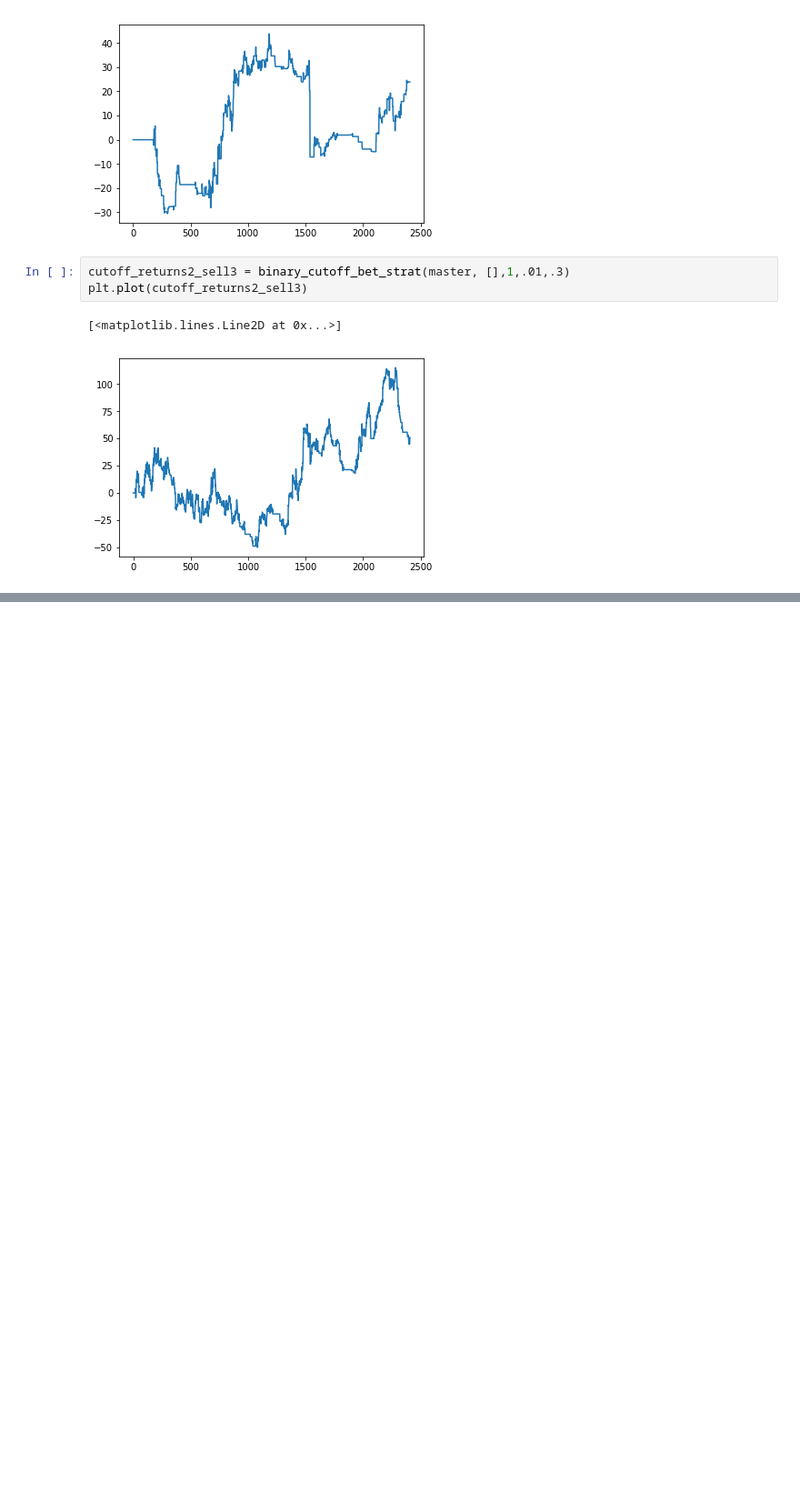
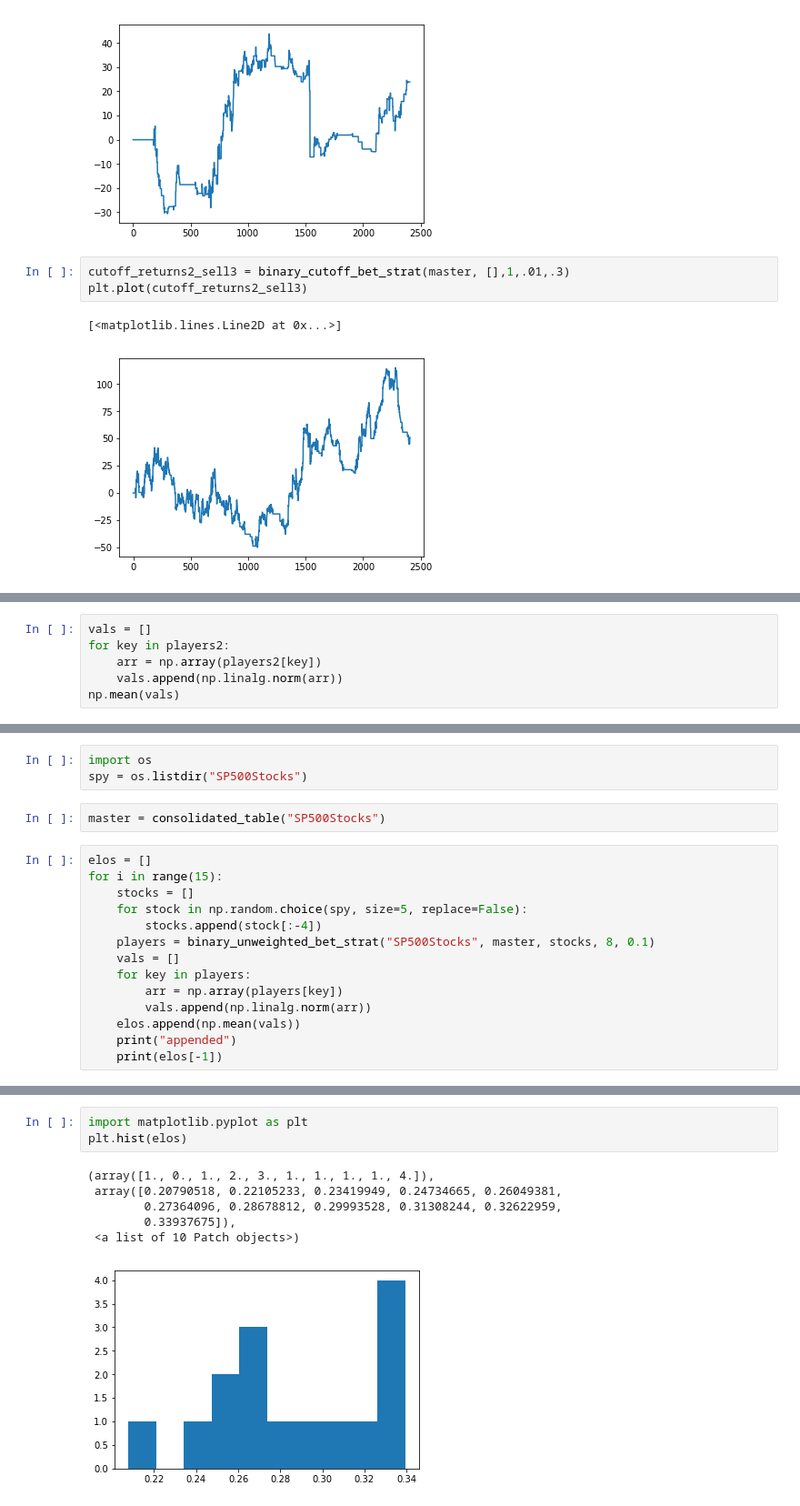
Before and after one commit to joshuap2613/MomentumTrading, a Jupyter notebook: Elo_Pairs_Trades/EloTradingMethods.ipynb, the cells around one changed output, grey strips where cells are left out. Shown at 91% size. Saved outputs shown, nothing was run; the diff lists cells and outputs as text; blank space fills up the shorter version.

Commit message:
random walks and elo distribution calculated

```diff
--- a/Elo_Pairs_Trades/EloTradingMethods.ipynb
+++ b/Elo_Pairs_Trades/EloTradingMethods.ipynb
@@ -599,0 +615,6 @@ plt.plot(cutoff_returns2_sell3)
+# %%
+vals = []
+for key in players2:
+    arr = np.array(players2[key])
+    vals.append(np.linalg.norm(arr))
+np.mean(vals)
@@ -599,0 +623,19 @@ plt.plot(cutoff_returns2_sell3)
+# %%
+import os
+spy = os.listdir("SP500Stocks")
+# %%
+master = consolidated_table("SP500Stocks")
+# %%
+elos = []
+for i in range(15):
+    stocks = []
+    for stock in np.random.choice(spy, size=5, replace=False):
+        stocks.append(stock[:-4])
+    players = binary_unweighted_bet_strat("SP500Stocks", master, stocks, 8, 0.1)
+    vals = []
+    for key in players:
+        arr = np.array(players[key])
+        vals.append(np.linalg.norm(arr))
+    elos.append(np.mean(vals))
+    print("appended")
+    print(elos[-1])
@@ -599,0 +660,10 @@ plt.plot(cutoff_returns2_sell3)
+# %%
+import matplotlib.pyplot as plt
+plt.hist(elos)
+# %% [output]
+(array([1., 0., 1., 2., 3., 1., 1., 1., 1., 4.]),
+ array([0.20790518, 0.22105233, 0.23419949, 0.24734665, 0.26049381,
+        0.27364096, 0.28678812, 0.29993528, 0.31308244, 0.32622959,
+        0.33937675]),
+ <a list of 10 Patch objects>)
+[figure, added]
```
Also changed, not shown: parts of 10 cells of this notebook, 11 other files.
